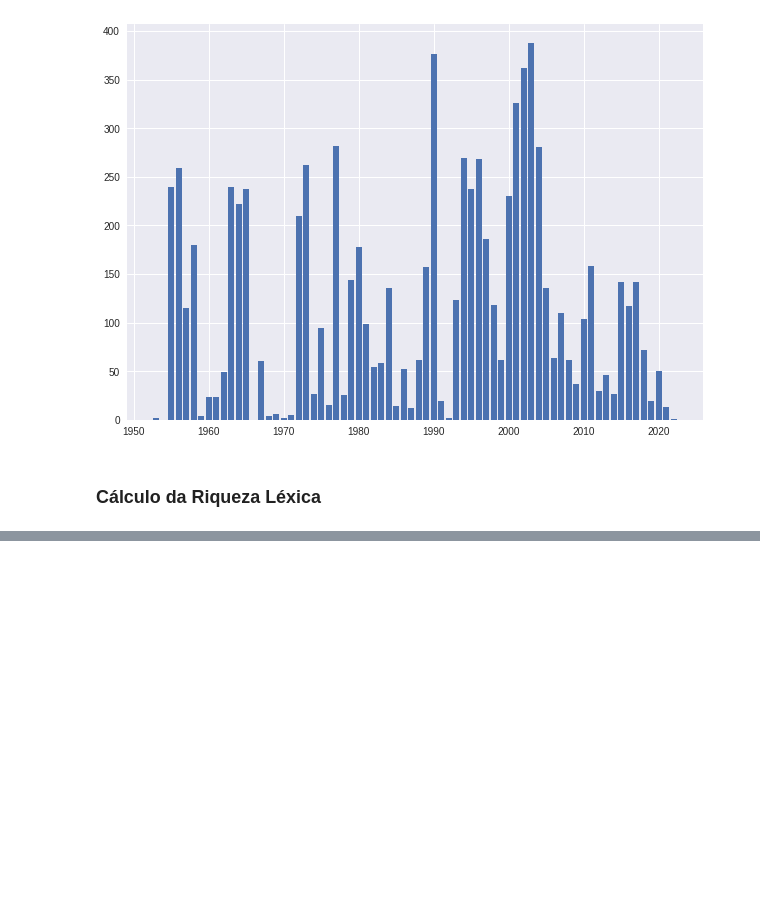
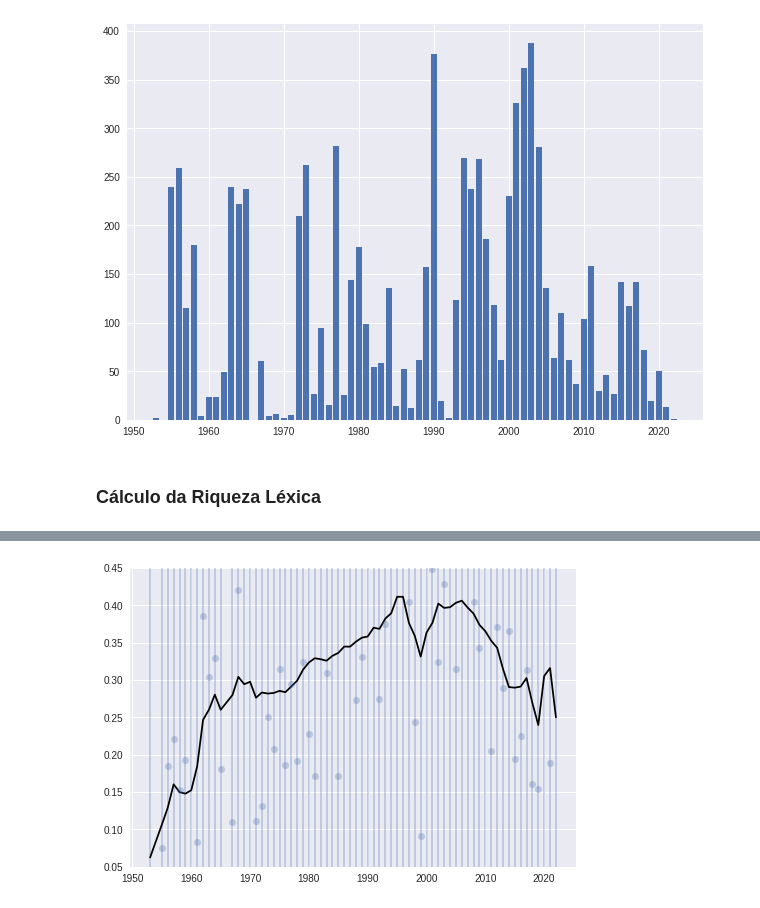
Before and after one commit to mateus-lourenco/emotion-mining-and-sentiment-analysis, a Jupyter notebook: src/analysis.ipynb, the cells around one changed output, grey strips where cells are left out. Cells and saved outputs as stored; diff of their text form; code cells hidden in the pictures; blank space fills up the shorter version.

```diff
--- a/src/analysis.ipynb
+++ b/src/analysis.ipynb
@@ -132,0 +172,18 @@ plt.plot(x1, y1, label = "line 1")
+# %%
+t = df_sentiment['year'].to_list()
+y = df_sentiment['score'].to_list()
+dy = t
+
+model = SuperSmoother()
+model.fit(t, y, dy)
+
+tfit = df_sentiment['year'].to_list()
+yfit = model.predict(tfit)
+
+plt.errorbar(t, y, dy, fmt='o', alpha=0.3)
+plt.ylim(0.05, 0.45)
+plt.axhline(y=0, color='r', linestyle='--')
+plt.plot(tfit, yfit, '-k')
+plt.savefig('./data/sentiment_trend_smoothed.png', bbox_inches='tight')
+# %% [output]
+[figure, added]
```
Also changed, not shown: parts of 23 cells of this notebook, 3 other files.
